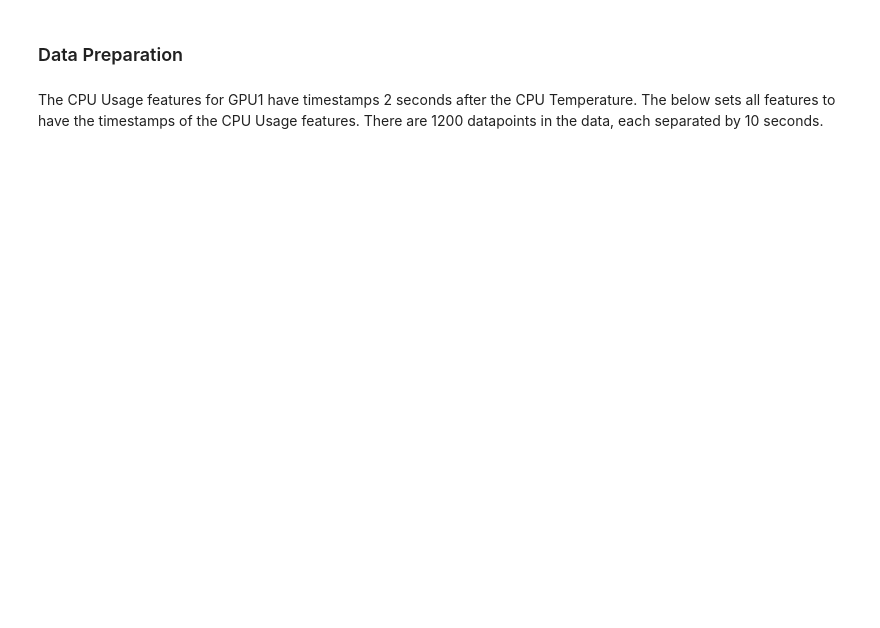
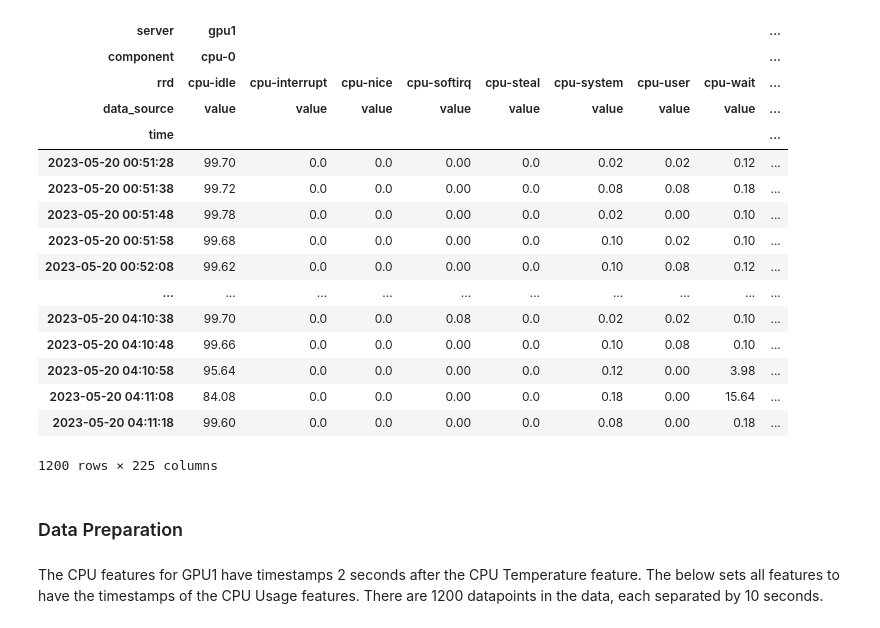
Before and after one commit to autonlab/server-log-api, a Jupyter notebook: rrd_modeling_explorer.ipynb, the cells around one changed output. Saved outputs shown, nothing was run; the diff lists cells and outputs as text; code cells hidden in the pictures; blank space fills up the shorter version.

```diff
--- a/rrd_modeling_explorer.ipynb
+++ b/rrd_modeling_explorer.ipynb
@@ -28,2 +40,5 @@ collectd_features_with_matching_timestamps = get_collectd_features_with_matching
 # %%
 collectd_ts_df = get_time_series_data_for_collectd_servers(rrd_dir=local_config.rrd_dir, collectd_servers=['gpu1'])
+# %%
+timestamps_per_feature_name = map_feature_names_to_timestamps(collectd_ts_df)
+feature_names_per_timestamp_set = map_timestamp_sets_to_feature_names(timestamps_per_feature_name)
@@ -29,0 +65,22 @@ collectd_ts_df = get_time_series_data_for_collectd_servers(rrd_dir=local_config.
+# %%
+feature_names = get_feature_names_for_timestamp_set(feature_names_per_timestamp_set,0)
+# %%
+collectd_ts_df[feature_names].dropna()
+# %% [output]
+| server | gpu1 |  |  |  |  |  |  |  | ... |
+| component | cpu-0 |  |  |  |  |  |  |  | ... |
+| rrd | cpu-idle | cpu-interrupt | cpu-nice | cpu-softirq | cpu-steal | cpu-system | cpu-user | cpu-wait | ... |
+| data_source | value | value | value | value | value | value | value | value | ... |
+| time |  |  |  |  |  |  |  |  | ... |
+| 2023-05-20 00:51:28 | 99.70 | 0.0 | 0.0 | 0.00 | 0.0 | 0.02 | 0.02 | 0.12 | ... |
+| 2023-05-20 00:51:38 | 99.72 | 0.0 | 0.0 | 0.00 | 0.0 | 0.08 | 0.08 | 0.18 | ... |
+| 2023-05-20 00:51:48 | 99.78 | 0.0 | 0.0 | 0.00 | 0.0 | 0.02 | 0.00 | 0.10 | ... |
+| 2023-05-20 00:51:58 | 99.68 | 0.0 | 0.0 | 0.00 | 0.0 | 0.10 | 0.02 | 0.10 | ... |
+| 2023-05-20 00:52:08 | 99.62 | 0.0 | 0.0 | 0.00 | 0.0 | 0.10 | 0.08 | 0.12 | ... |
+| ... | ... | ... | ... | ... | ... | ... | ... | ... | ... |
+| 2023-05-20 04:10:38 | 99.70 | 0.0 | 0.0 | 0.08 | 0.0 | 0.02 | 0.02 | 0.10 | ... |
+| 2023-05-20 04:10:48 | 99.66 | 0.0 | 0.0 | 0.00 | 0.0 | 0.10 | 0.08 | 0.10 | ... |
+| 2023-05-20 04:10:58 | 95.64 | 0.0 | 0.0 | 0.00 | 0.0 | 0.12 | 0.00 | 3.98 | ... |
+| 2023-05-20 04:11:08 | 84.08 | 0.0 | 0.0 | 0.00 | 0.0 | 0.18 | 0.00 | 15.64 | ... |
+| 2023-05-20 04:11:18 | 99.60 | 0.0 | 0.0 | 0.00 | 0.0 | 0.08 | 0.00 | 0.18 | ... |
+1200 rows × 225 columns
@@ -30,5 +89,5 @@ collectd_ts_df = get_time_series_data_for_collectd_servers(rrd_dir=local_config.
 # %% [markdown]
 ### Data Preparation
 # %% [markdown]
-The CPU Usage features for GPU1 have timestamps 2 seconds after the CPU Temperature. The below sets all features to have the timestamps of the CPU Usage features. There are 1200 datapoints in the data, each separated by 10 seconds.
+The CPU features for GPU1 have timestamps 2 seconds after the CPU Temperature feature. The below sets all features to have the timestamps of the CPU Usage features. There are 1200 datapoints in the data, each separated by 10 seconds.
 # %%
```
Also changed, not shown: parts of 19 cells of this notebook.
